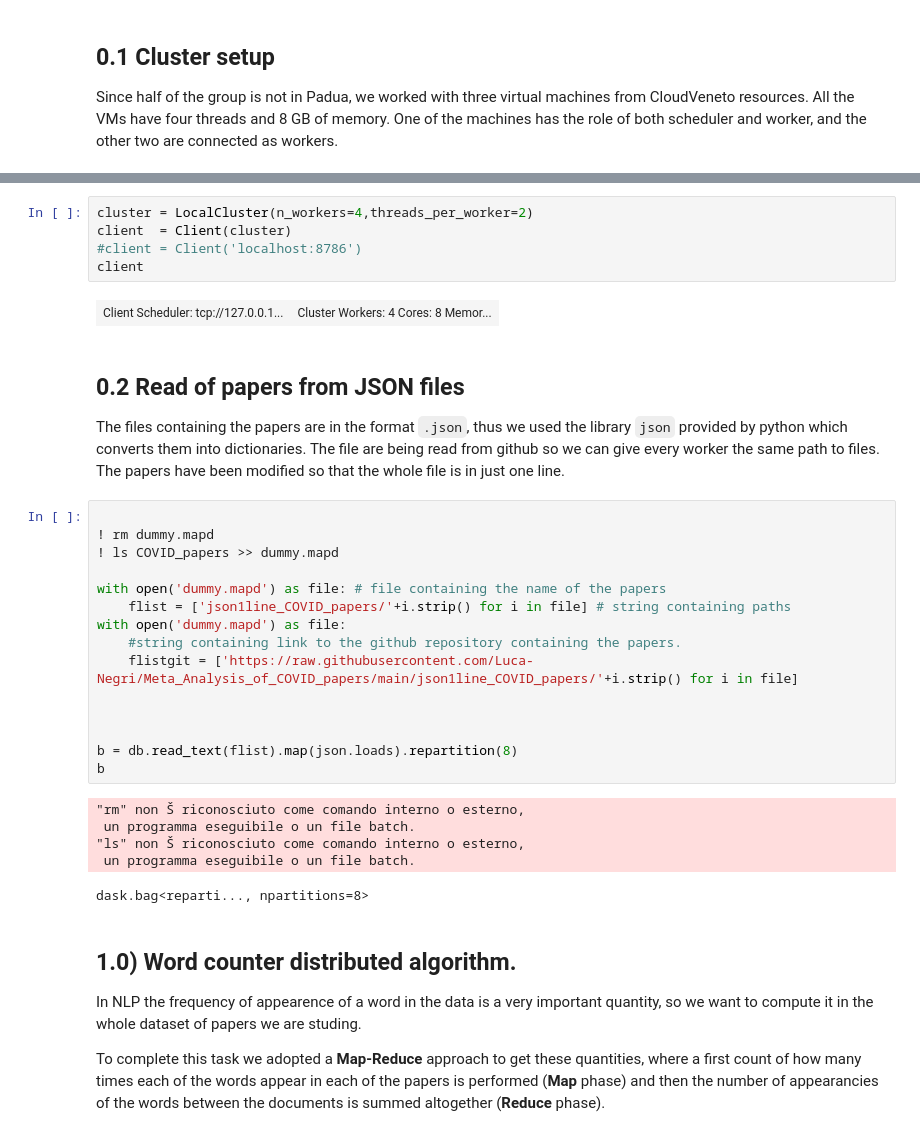
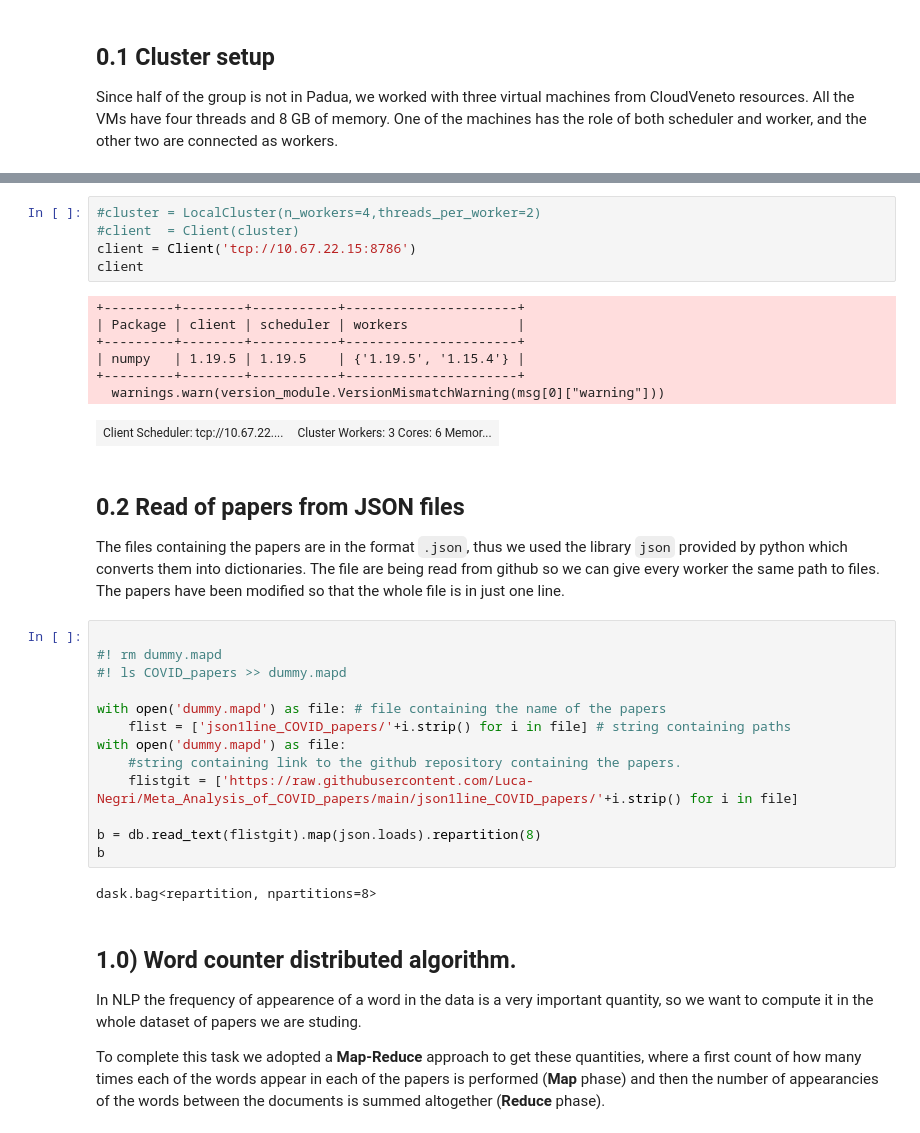
Before and after one commit to GhidoniR/Meta_Analysis_of_COVID_papers, a Jupyter notebook: COVID_project_notebook_deepnote.ipynb, the cells around one changed output, grey strips where cells are left out. Cells and saved outputs as stored; diff of their text form.

```diff
--- a/COVID_project_notebook_deepnote.ipynb
+++ b/COVID_project_notebook_deepnote.ipynb
@@ -35,18 +40,24 @@ ModuleNotFoundError: No module named 'geopandas'
 # %%
-cluster = LocalCluster(n_workers=4,threads_per_worker=2)
-client  = Client(cluster)
-#client = Client('localhost:8786')
+#cluster = LocalCluster(n_workers=4,threads_per_worker=2)
+#client  = Client(cluster)
+client = Client('tcp://10.67.22.15:8786')
 client
 # %% [output]
++---------+--------+-----------+----------------------+
+| Package | client | scheduler | workers              |
++---------+--------+-----------+----------------------+
+| numpy   | 1.19.5 | 1.19.5    | {'1.19.5', '1.15.4'} |
++---------+--------+-----------+----------------------+
+  warnings.warn(version_module.VersionMismatchWarning(msg[0]["warning"]))
-| Client Scheduler: tcp://127.0.0.1... | Cluster Workers: 4 Cores: 8 Memor... |
+| Client Scheduler: tcp://10.67.22.... | Cluster Workers: 3 Cores: 6 Memor... |
 # %% [markdown]
 ## 0.2 Read of papers from JSON files
 
 The files containing the papers are in the format `.json`, thus we used the library `json` provided by python which converts them into dictionaries. The file are being read from github so we can give every worker the same path to files. The papers have been modified so that the whole file is in just one line.
 # %%
 
-! rm dummy.mapd
-! ls COVID_papers >> dummy.mapd
+#! rm dummy.mapd
+#! ls COVID_papers >> dummy.mapd
 
 with open('dummy.mapd') as file: # file containing the name of the papers
     flist = ['json1line_COVID_papers/'+i.strip() for i in file] # string containing paths
@@ -54,16 +65,10 @@ with open('dummy.mapd') as file:
     #string containing link to the github repository containing the papers.
     flistgit = ['https://raw.githubusercontent.com/Luca-Negri/Meta_Analysis_of_COVID_papers/main/json1line_COVID_papers/'+i.strip() for i in file]
 
-
-
-b = db.read_text(flist).map(json.loads).repartition(8)
+b = db.read_text(flistgit).map(json.loads).repartition(8)
 b
 # %% [output]
-"rm" non Š riconosciuto come comando interno o esterno,
- un programma eseguibile o un file batch.
-"ls" non Š riconosciuto come comando interno o esterno,
- un programma eseguibile o un file batch.
+dask.bag<repartition, npartitions=8>
-dask.bag<reparti..., npartitions=8>
 # %% [markdown]
 ## 1.0) Word counter distributed algorithm.
 
```
Also changed, not shown: parts of 20 cells of this notebook.
